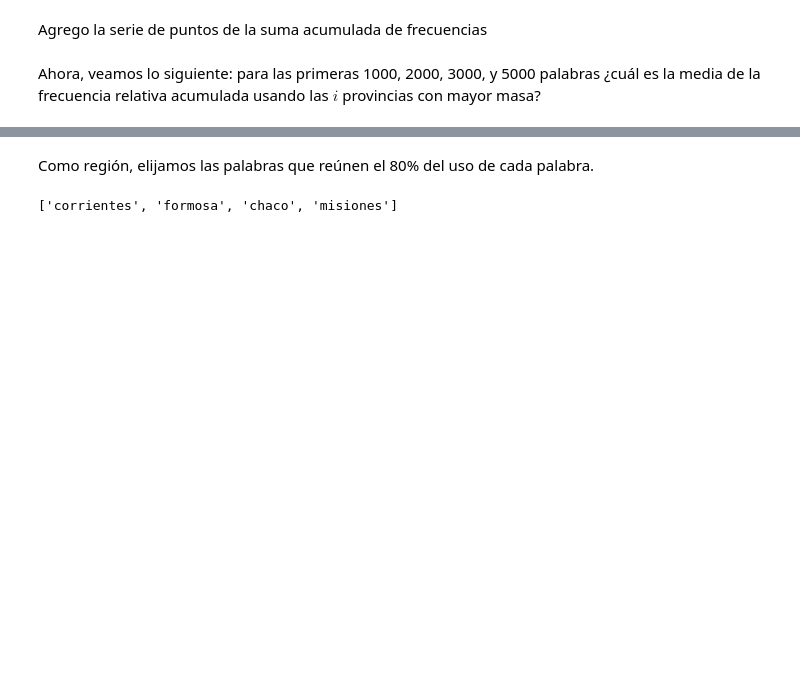
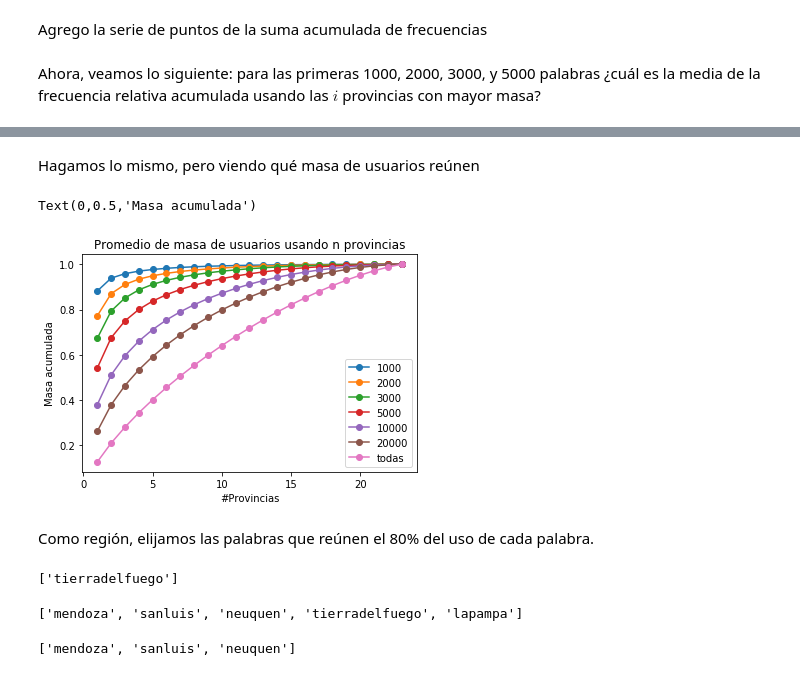
Before and after one commit to finiteautomata/contrastes, a Jupyter notebook: notebooks/regiones.ipynb, the cells around one changed output, grey strips where cells are left out. Saved outputs shown, nothing was run; the diff lists cells and outputs as text; code cells hidden in the pictures; blank space fills up the shorter version.

```diff
--- a/notebooks/regiones.ipynb
+++ b/notebooks/regiones.ipynb
@@ -50,20 +52,39 @@ pd.DataFrame(values).plot(marker='o')
+# %% [markdown]
+Hagamos lo mismo, pero viendo qué masa de usuarios reúnen
+# %%
+graph_no_provinces(df, user_columns)
+plt.title("Promedio de masa de usuarios usando n provincias")
+plt.xlabel("#Provincias")
+plt.ylabel("Masa acumulada")
+# %% [output]
+Text(0,0.5,'Masa acumulada')
+[figure, added]
 # %% [markdown]
 Como región, elijamos las palabras que reúnen el 80% del uso de cada palabra.
 # %%
-def region(word_series):
-    palabra = word_series[occ_columns]
-    palabra = palabra / palabra.sum()
+# %load contrastes/geo.py
+"""Geographical functions for words."""
+def region(word_series, threshold=0.95):
+    ws = word_series / word_series.sum()
     accum = 0
     provs = []
 
-    for prov in palabra.sort_values(ascending=False).index:
-        accum+= palabra[prov]
+    for prov in ws.sort_values(ascending=False).index:
+        accum+= ws[prov]
         provs.append(prov)
-        if accum >= 0.95:
+        if accum >= threshold:
             break
 
-    return [p.replace("_ocurrencias", "") for p in provs]
-
-region(df.loc["anga"])
+    return [p.split("_")[0] for p in provs]
-# %% [output]
-['corrientes', 'formosa', 'chaco', 'misiones']
+# %%
+region(df.loc["ipauss"][occ_columns])
+# %% [output]
+['tierradelfuego']
+# %%
+region(df.loc["clda"][user_columns])
+# %% [output]
+['mendoza', 'sanluis', 'neuquen', 'tierradelfuego', 'lapampa']
+# %%
+region(df.loc["clda"][occ_columns])
+# %% [output]
+['mendoza', 'sanluis', 'neuquen']
```
Also changed, not shown: parts of 6 cells of this notebook, 1 other file.
